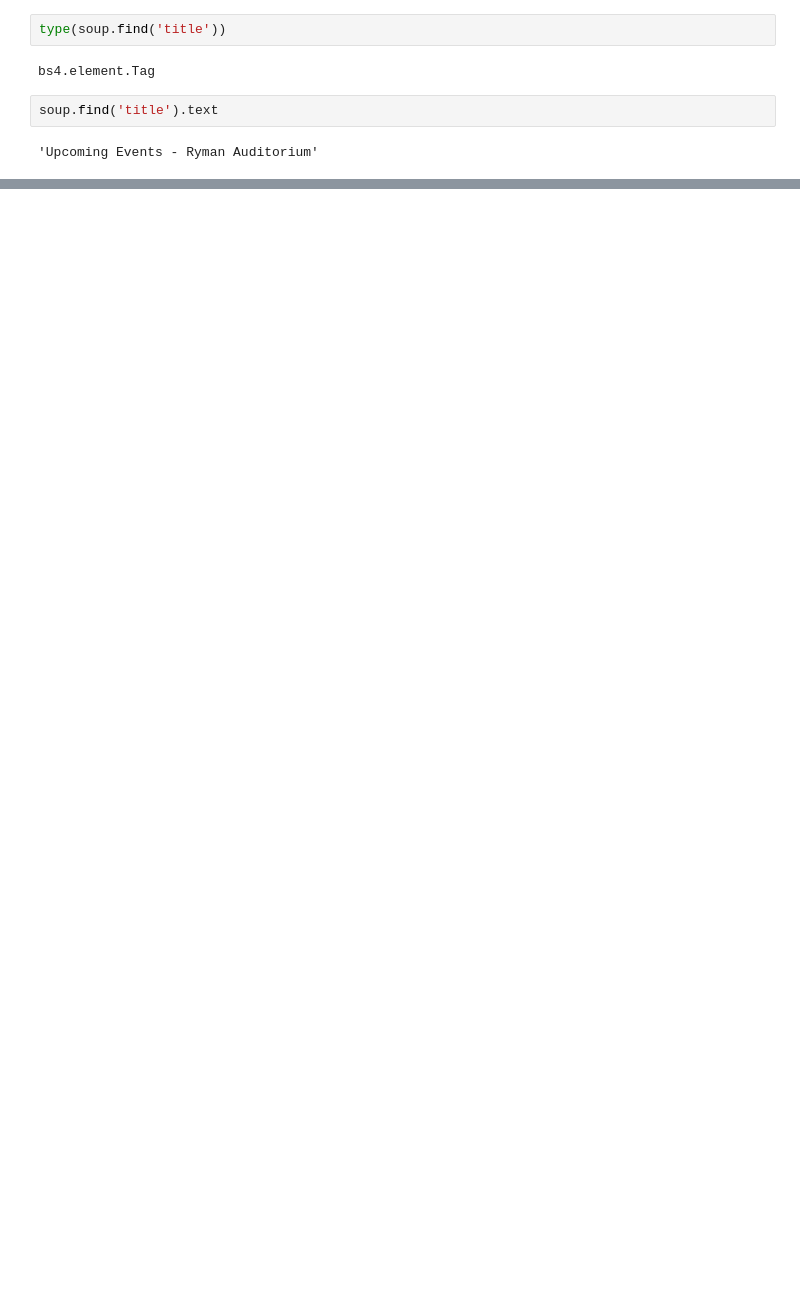
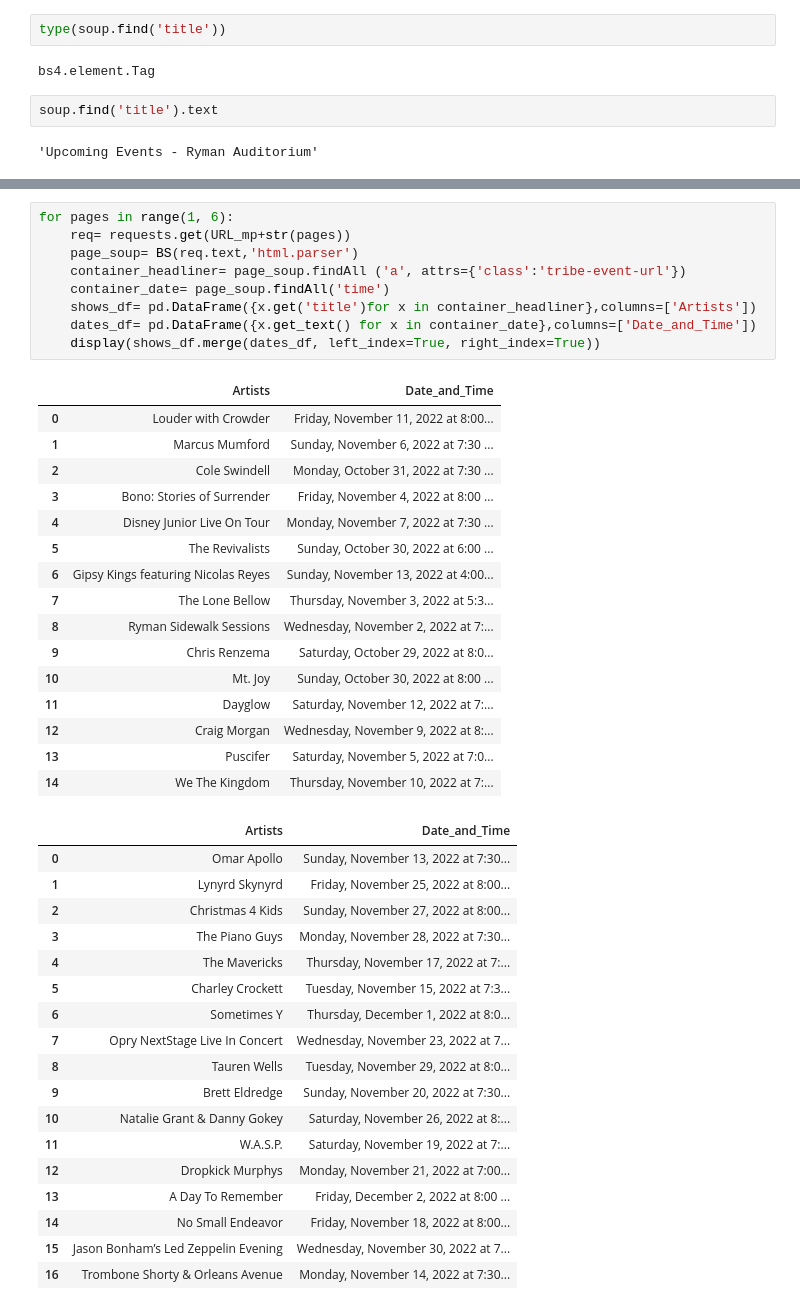
Before and after one commit to NSS-Data-Analytics-Cohort-7/web-scraping-ryman-sgoolsby88, a Jupyter notebook: Ryman_Webscrape.ipynb, the cells around one changed output, grey strips where cells are left out. Drawn from its saved outputs; the diff is of its cells as text; blank space fills up the shorter version.

```diff
--- a/Ryman_Webscrape.ipynb
+++ b/Ryman_Webscrape.ipynb
@@ -103,0 +433,44 @@ a1
+# %%
+for pages in range(1, 6):
+    req= requests.get(URL_mp+str(pages))
+    page_soup= BS(req.text,'html.parser')
+    container_headliner= page_soup.findAll ('a', attrs={'class':'tribe-event-url'})
+    container_date= page_soup.findAll('time')
+    shows_df= pd.DataFrame({x.get('title')for x in container_headliner},columns=['Artists'])
+    dates_df= pd.DataFrame({x.get_text() for x in container_date},columns=['Date_and_Time'])
+    display(shows_df.merge(dates_df, left_index=True, right_index=True))
+# %% [output]
+|  | Artists | Date_and_Time |
+| 0 | Louder with Crowder | Friday, November 11, 2022 at 8:00... |
+| 1 | Marcus Mumford | Sunday, November 6, 2022 at 7:30 ... |
+| 2 | Cole Swindell | Monday, October 31, 2022 at 7:30 ... |
+| 3 | Bono: Stories of Surrender | Friday, November 4, 2022 at 8:00 ... |
+| 4 | Disney Junior Live On Tour | Monday, November 7, 2022 at 7:30 ... |
+| 5 | The Revivalists | Sunday, October 30, 2022 at 6:00 ... |
+| 6 | Gipsy Kings featuring Nicolas Reyes | Sunday, November 13, 2022 at 4:00... |
+| 7 | The Lone Bellow | Thursday, November 3, 2022 at 5:3... |
+| 8 | Ryman Sidewalk Sessions | Wednesday, November 2, 2022 at 7:... |
+| 9 | Chris Renzema | Saturday, October 29, 2022 at 8:0... |
+| 10 | Mt. Joy | Sunday, October 30, 2022 at 8:00 ... |
+| 11 | Dayglow | Saturday, November 12, 2022 at 7:... |
+| 12 | Craig Morgan | Wednesday, November 9, 2022 at 8:... |
+| 13 | Puscifer | Saturday, November 5, 2022 at 7:0... |
+| 14 | We The Kingdom | Thursday, November 10, 2022 at 7:... |
+|  | Artists | Date_and_Time |
+| 0 | Omar Apollo | Sunday, November 13, 2022 at 7:30... |
+| 1 | Lynyrd Skynyrd | Friday, November 25, 2022 at 8:00... |
+| 2 | Christmas 4 Kids | Sunday, November 27, 2022 at 8:00... |
+| 3 | The Piano Guys | Monday, November 28, 2022 at 7:30... |
+| 4 | The Mavericks | Thursday, November 17, 2022 at 7:... |
+| 5 | Charley Crockett | Tuesday, November 15, 2022 at 7:3... |
+| 6 | Sometimes Y | Thursday, December 1, 2022 at 8:0... |
+| 7 | Opry NextStage Live In Concert | Wednesday, November 23, 2022 at 7... |
+| 8 | Tauren Wells | Tuesday, November 29, 2022 at 8:0... |
+| 9 | Brett Eldredge | Sunday, November 20, 2022 at 7:30... |
+| 10 | Natalie Grant & Danny Gokey | Saturday, November 26, 2022 at 8:... |
+| 11 | W.A.S.P. | Saturday, November 19, 2022 at 7:... |
+| 12 | Dropkick Murphys | Monday, November 21, 2022 at 7:00... |
+| 13 | A Day To Remember | Friday, December 2, 2022 at 8:00 ... |
+| 14 | No Small Endeavor | Friday, November 18, 2022 at 8:00... |
+| 15 | Jason Bonham’s Led Zeppelin Evening | Wednesday, November 30, 2022 at 7... |
+| 16 | Trombone Shorty & Orleans Avenue | Monday, November 14, 2022 at 7:30... |
```
Also changed, not shown: parts of 35 cells of this notebook.
